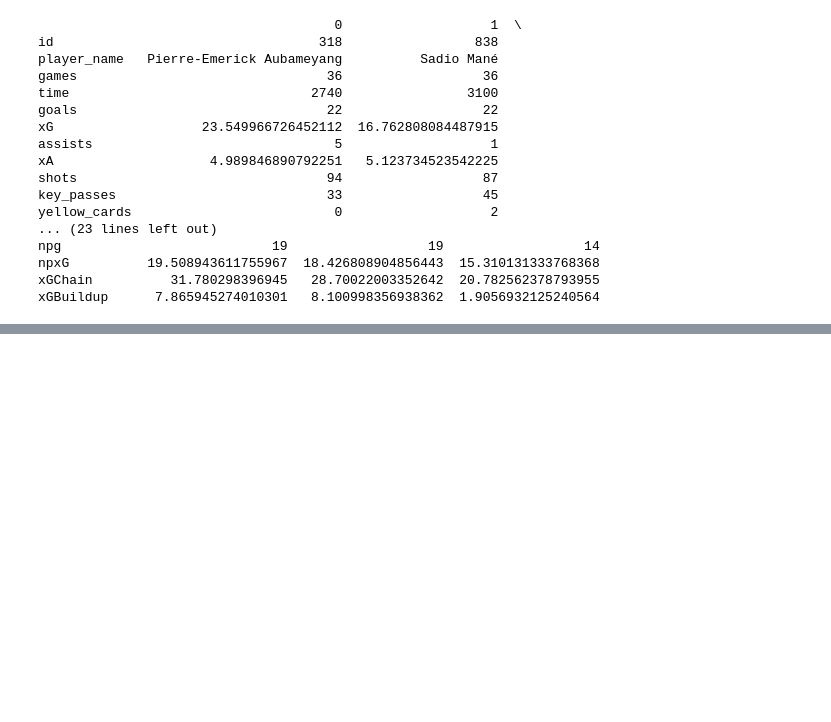
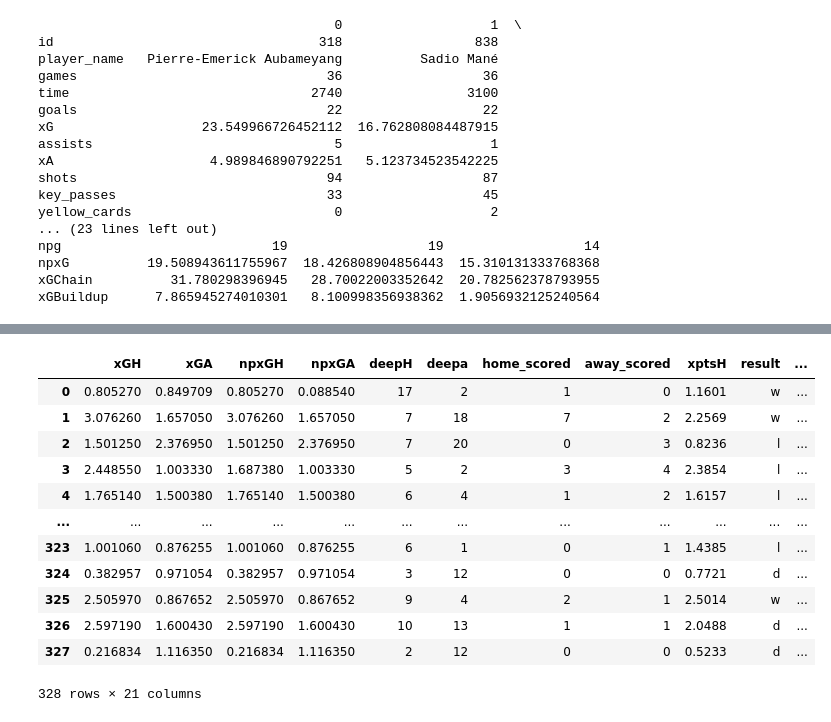
Before and after one commit to jakelourie1502/Football_Data, a Jupyter notebook: Scraping_Understat.ipynb, the cells around one changed output, grey strips where cells are left out. Drawn from its saved outputs; the diff is of its cells as text; code cells hidden in the pictures; blank space fills up the shorter version.

```diff
--- a/Scraping_Understat.ipynb
+++ b/Scraping_Understat.ipynb
@@ -450,0 +486,11 @@ xGBuildup      7.865945274010301   8.100998356938362  1.9056932125240564
+# %%
+#Then turn that byte_form data into a dictionary
+def script_to_dict(teams_data):
+    string_of_teams_data = teams_data.encode('utf8').decode('unicode_escape')
+    start_index = string_of_teams_data.index("('") #this is the bit before the first '{'}
+    end_index = string_of_teams_data.index("\');\n") #this is the bit before the last '}'
+    json_data_cleaned = string_of_teams_data[start_index+2:end_index]
+    dictionary_form_of_data = ast.literal_eval(json_data_cleaned)
+    return dictionary_form_of_data
+
+test_func_form_step_2 = script_to_dict(test_func_form_step_1)
@@ -450,0 +612,45 @@ xGBuildup      7.865945274010301   8.100998356938362  1.9056932125240564
+# %%
+#Now add the 'Pairs'
+def add_pairs(all_matches_df):
+    dictionary_of_pair_name = {}
+    dictionary_of_pair_xpts = {}
+    for index, row in all_matches_df.iterrows():
+        for index_2, row_2 in all_matches_df.iterrows():
+            #let's match on two of the columns with very high level of decimal places, making a fake match nearly impossible
+            if (row['xG'] == row_2['xGA']) and (row['npxG'] == row_2['npxGA']):
+                dictionary_of_pair_name[index] = all_matches_df.iloc[index_2]['Team']
+                dictionary_of_pair_xpts[index] = all_matches_df.iloc[index_2]['xpts']
+
+    #add those matched teams to the end of the table
+    all_matches_df['pair_index'] = dictionary_of_pair_name.values()
+    all_matches_df['xpts_other_team'] = dictionary_of_pair_xpts.values()
+    return all_matches_df
+
+test_func_paired_matches = add_pairs(test_func_one_season_matches_table)
+# %%
+#Nowe remove duplicates and rename the columns so it's in the fomr of one team versus the other (and home and away stats)
+def final_presentation_matches_table(all_matches_df):
+    all_matches_dupes_removed = all_matches_df[all_matches_df['h_a'] == 'h']
+    all_matches_dupes_removed = all_matches_dupes_removed.rename(columns = {'xG' : 'xGH', 'npxG': 'npxGH', 'deep':'deepH', 'deep_allowed': 'deepa',
+                                                'scored': 'home_scored', 'missed':'away_scored' , 'xpts' : 'xptsH', 'xpts_other_team':'xptsA',
+                                                'ppda_coef' : 'ppdaH', 'oppda_coef' : 'pddaA'})
+    all_matches_dupes_removed = all_matches_dupes_removed.reset_index().drop(columns = ['h_a','index'])
+    return all_matches_dupes_removed
+
+test_func_final_matches_layout = final_presentation_matches_table(test_func_paired_matches)
+# %%
+test_func_final_matches_layout
+# %% [output]
+|  | xGH | xGA | npxGH | npxGA | deepH | deepa | home_scored | away_scored | xptsH | result | ... |
+| 0 | 0.805270 | 0.849709 | 0.805270 | 0.088540 | 17 | 2 | 1 | 0 | 1.1601 | w | ... |
+| 1 | 3.076260 | 1.657050 | 3.076260 | 1.657050 | 7 | 18 | 7 | 2 | 2.2569 | w | ... |
+| 2 | 1.501250 | 2.376950 | 1.501250 | 2.376950 | 7 | 20 | 0 | 3 | 0.8236 | l | ... |
+| 3 | 2.448550 | 1.003330 | 1.687380 | 1.003330 | 5 | 2 | 3 | 4 | 2.3854 | l | ... |
+| 4 | 1.765140 | 1.500380 | 1.765140 | 1.500380 | 6 | 4 | 1 | 2 | 1.6157 | l | ... |
+| ... | ... | ... | ... | ... | ... | ... | ... | ... | ... | ... | ... |
+| 323 | 1.001060 | 0.876255 | 1.001060 | 0.876255 | 6 | 1 | 0 | 1 | 1.4385 | l | ... |
+| 324 | 0.382957 | 0.971054 | 0.382957 | 0.971054 | 3 | 12 | 0 | 0 | 0.7721 | d | ... |
+| 325 | 2.505970 | 0.867652 | 2.505970 | 0.867652 | 9 | 4 | 2 | 1 | 2.5014 | w | ... |
+| 326 | 2.597190 | 1.600430 | 2.597190 | 1.600430 | 10 | 13 | 1 | 1 | 2.0488 | d | ... |
+| 327 | 0.216834 | 1.116350 | 0.216834 | 1.116350 | 2 | 12 | 0 | 0 | 0.5233 | d | ... |
+328 rows × 21 columns
```
Also changed, not shown: parts of 15 cells of this notebook.
